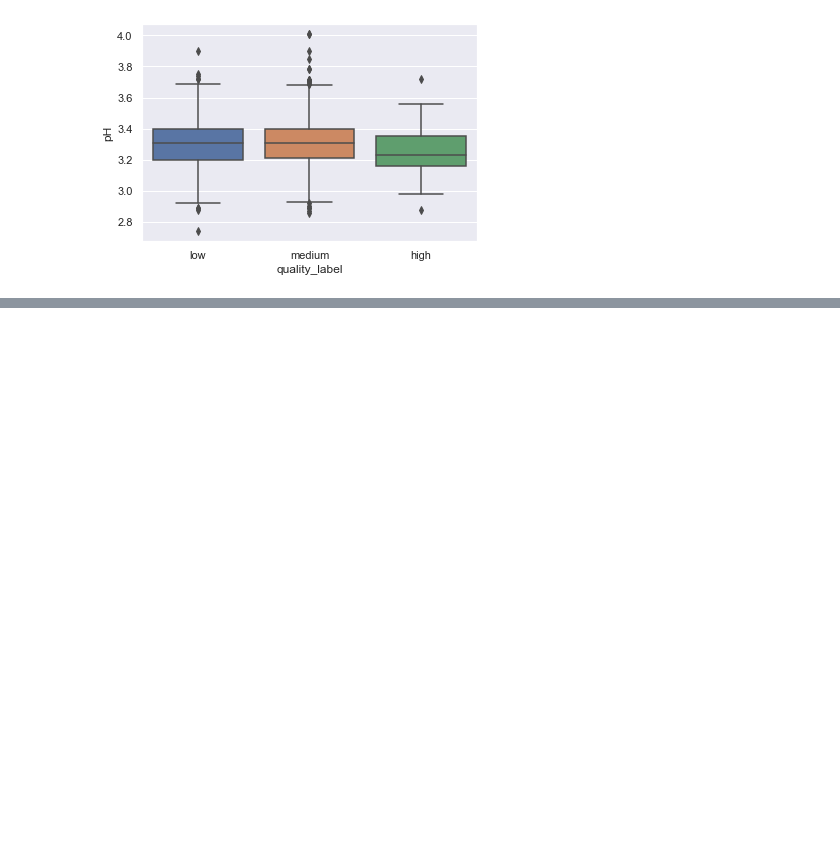
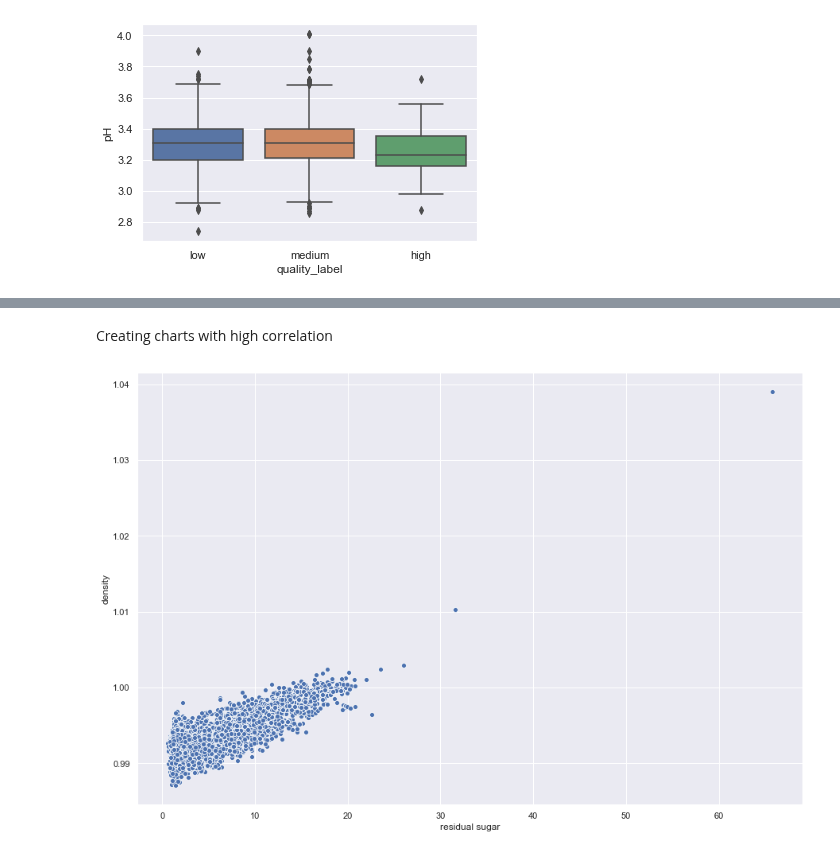
Before and after one commit to satomi26/Project-2, a Jupyter notebook: all_wine.ipynb, the cells around one changed output, grey strips where cells are left out. Saved outputs shown, nothing was run; the diff lists cells and outputs as text; code cells hidden in the pictures; blank space fills up the shorter version.

```diff
--- a/all_wine.ipynb
+++ b/all_wine.ipynb
@@ -573,0 +593,11 @@ plt.show()
+# %% [markdown]
+Creating charts with high correlation
+# %%
+# White wine: positive correlation
+# 1. density and residual sugar
+
+plt.figure(figsize=(15,10))
+sns.scatterplot(data = df_white, x = "residual sugar", y = "density")
+plt.show()
+# %% [output]
+[figure, added]
```
Also changed, not shown: parts of 12 cells of this notebook.
